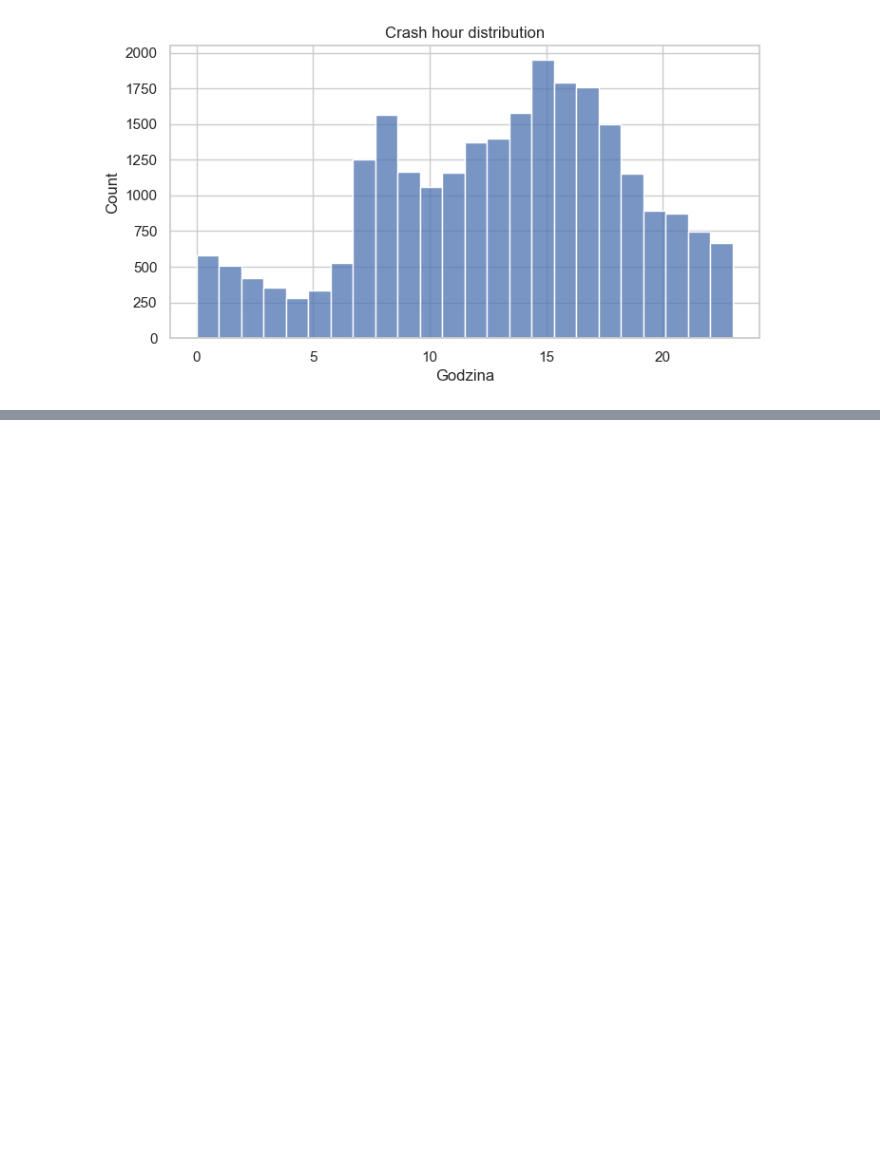
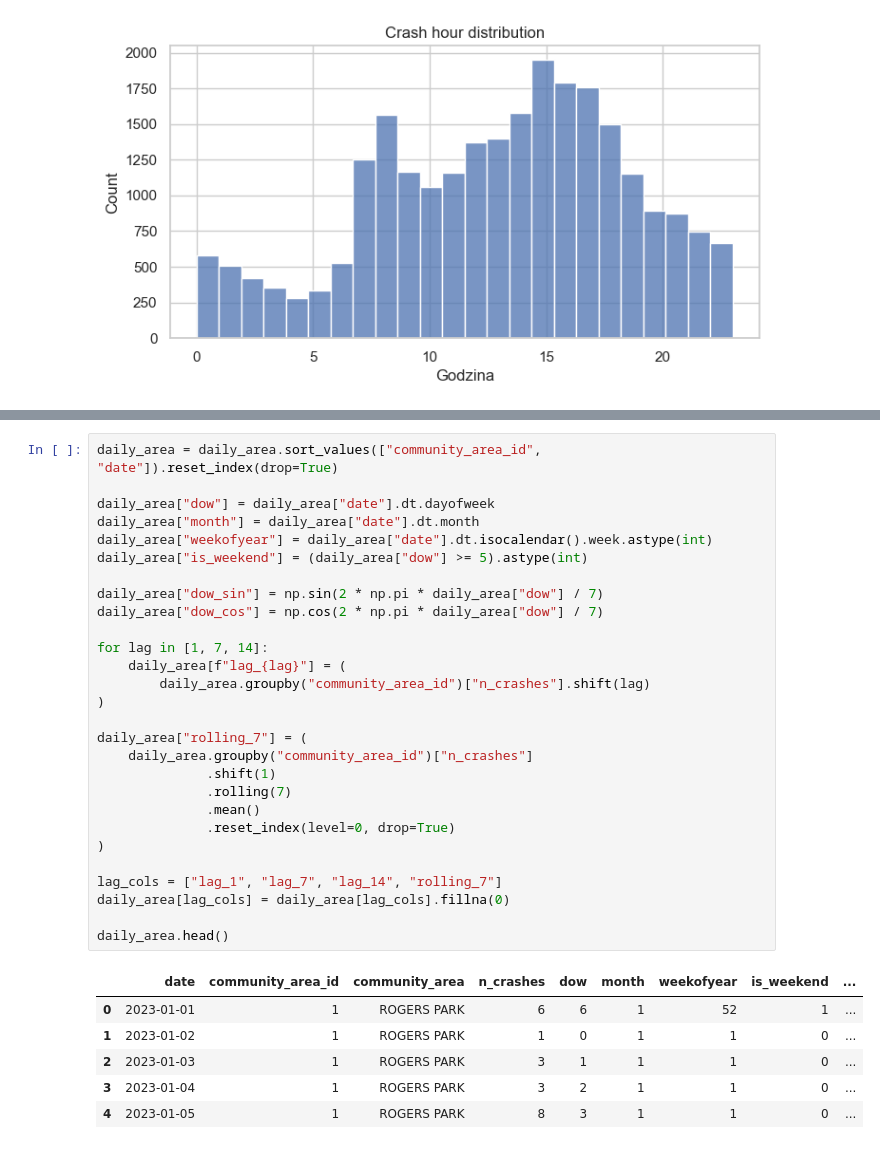
Before and after one commit to Kolo-Naukowe-Data-Science-PW/Spatio-Temporal_Models, a Jupyter notebook: experiments/chicago_baselines.ipynb, the cells around one changed output, grey strips where cells are left out. Cells and saved outputs as stored; diff of their text form; blank space fills up the shorter version.

```diff
--- a/experiments/chicago_baselines.ipynb
+++ b/experiments/chicago_baselines.ipynb
@@ -107,0 +195,35 @@ plt.show()
+# %%
+daily_area = daily_area.sort_values(["community_area_id", "date"]).reset_index(drop=True)
+
+daily_area["dow"] = daily_area["date"].dt.dayofweek
+daily_area["month"] = daily_area["date"].dt.month
+daily_area["weekofyear"] = daily_area["date"].dt.isocalendar().week.astype(int)
+daily_area["is_weekend"] = (daily_area["dow"] >= 5).astype(int)
+
+daily_area["dow_sin"] = np.sin(2 * np.pi * daily_area["dow"] / 7)
+daily_area["dow_cos"] = np.cos(2 * np.pi * daily_area["dow"] / 7)
+
+for lag in [1, 7, 14]:
+    daily_area[f"lag_{lag}"] = (
+        daily_area.groupby("community_area_id")["n_crashes"].shift(lag)
+)
+
+daily_area["rolling_7"] = (
+    daily_area.groupby("community_area_id")["n_crashes"]
+              .shift(1)
+              .rolling(7)
+              .mean()
+              .reset_index(level=0, drop=True)
+)
+
+lag_cols = ["lag_1", "lag_7", "lag_14", "rolling_7"]
+daily_area[lag_cols] = daily_area[lag_cols].fillna(0)
+
+daily_area.head()
+# %% [output]
+|  | date | community_area_id | community_area | n_crashes | dow | month | weekofyear | is_weekend | ... |
+| 0 | 2023-01-01 | 1 | ROGERS PARK | 6 | 6 | 1 | 52 | 1 | ... |
+| 1 | 2023-01-02 | 1 | ROGERS PARK | 1 | 0 | 1 | 1 | 0 | ... |
+| 2 | 2023-01-03 | 1 | ROGERS PARK | 3 | 1 | 1 | 1 | 0 | ... |
+| 3 | 2023-01-04 | 1 | ROGERS PARK | 3 | 2 | 1 | 1 | 0 | ... |
+| 4 | 2023-01-05 | 1 | ROGERS PARK | 8 | 3 | 1 | 1 | 0 | ... |
```
Also changed, not shown: parts of 12 cells of this notebook.
